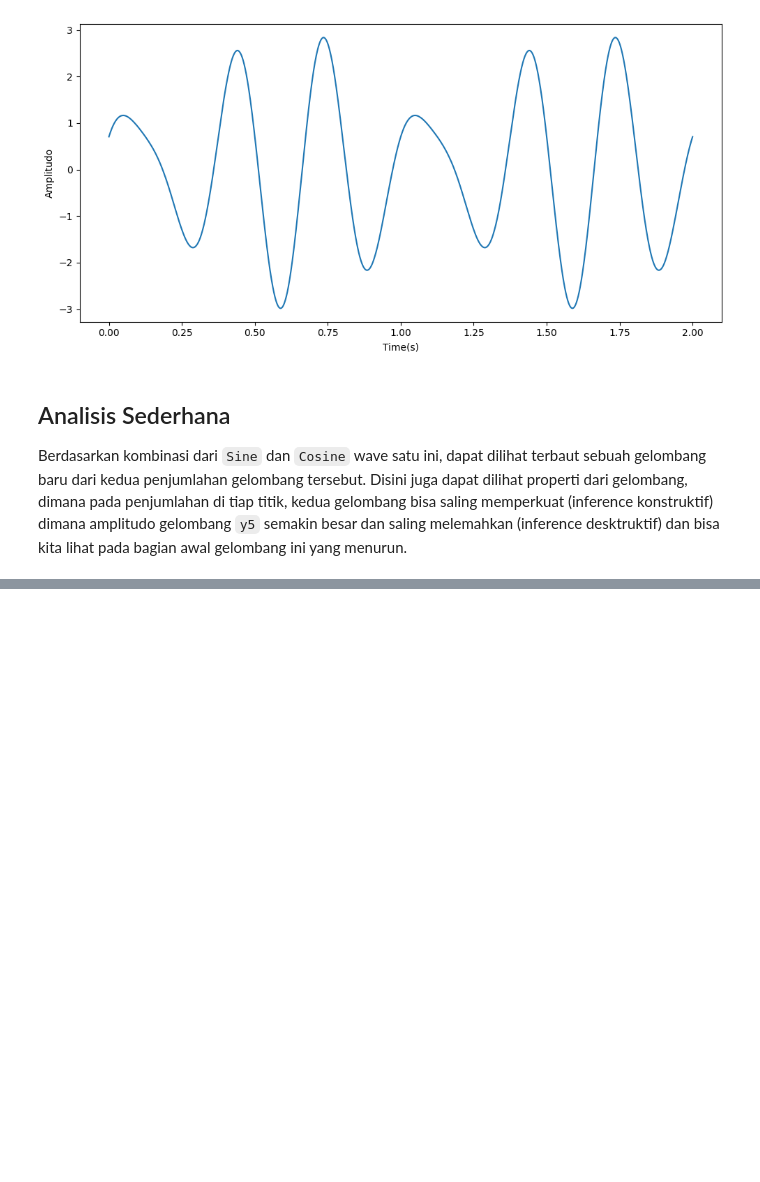
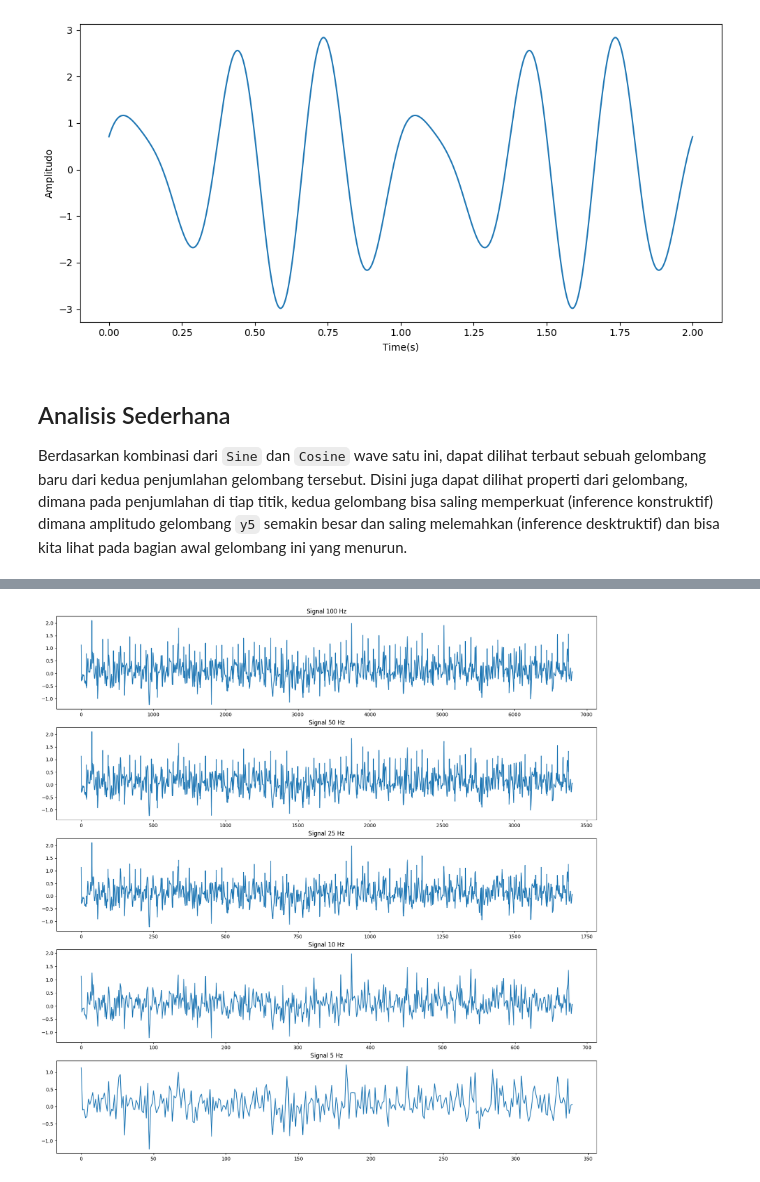
Before and after one commit to archiseino/IF3024, a Jupyter notebook: 121140068_ho1.ipynb, the cells around one changed output, grey strips where cells are left out. Drawn from its saved outputs; the diff is of its cells as text; code cells hidden in the pictures; blank space fills up the shorter version.

```diff
--- a/121140068_ho1.ipynb
+++ b/121140068_ho1.ipynb
@@ -103,0 +143,42 @@ Berdasarkan kombinasi dari `Sine` dan `Cosine` wave satu ini, dapat dilihat terb
+# %%
+## 100 Hz as the new sampling_rates
+samping_rate_100 = 100
+modified_length_100 = len(original_wave) * (samping_rate_100 / sampling_rate_150)
+resampled_signal_100 = nk.signal_resample(original_wave, desired_length=int(modified_length_100))
+
+## 50 Hz as the second sampling_rates
+samping_rate_50 = 50
+modified_length_50 = len(original_wave) * (samping_rate_50 / sampling_rate_150)
+resampled_signal_50 = nk.signal_resample(original_wave, desired_length=int(modified_length_50))
+
+## 25 Hz as the third sampling_rates
+samping_rate_25 = 25
+modified_length_25 = len(original_wave) * (samping_rate_25 / sampling_rate_150)
+resampled_signal_25 = nk.signal_resample(original_wave, desired_length=int(modified_length_25))
+
+## 10 Hz as the fourth sampling_rates
+samping_rate_10 = 10
+modified_length_10 = len(original_wave) * (samping_rate_10 / sampling_rate_150)
+resampled_signal_10 = nk.signal_resample(original_wave, desired_length=int(modified_length_10))
+
+## 5 Hz as the fifth sampling_rates (extreme one)
+samping_rate_5 = 5
+modified_length_5 = len(original_wave) * (samping_rate_5 / sampling_rate_150)
+resampled_signal_5 = nk.signal_resample(original_wave, desired_length=int(modified_length_5))
+
+
+ax, fig = plt.subplots(5 ,1, figsize=(20, 20))
+fig[0].plot(resampled_signal_100)
+fig[0].set_title("Signal 100 Hz")
+fig[1].plot(resampled_signal_50)
+fig[1].set_title("Signal 50 Hz")
+fig[2].plot(resampled_signal_25)
+fig[2].set_title("Signal 25 Hz")
+fig[3].plot(resampled_signal_10)
+fig[3].set_title("Signal 10 Hz")
+fig[4].plot(resampled_signal_5)
+fig[4].set_title("Signal 5 Hz")
+
+plt.show()
+# %% [output]
+[figure, added]
```
Also changed, not shown: parts of 7 cells of this notebook, 3 other files.
